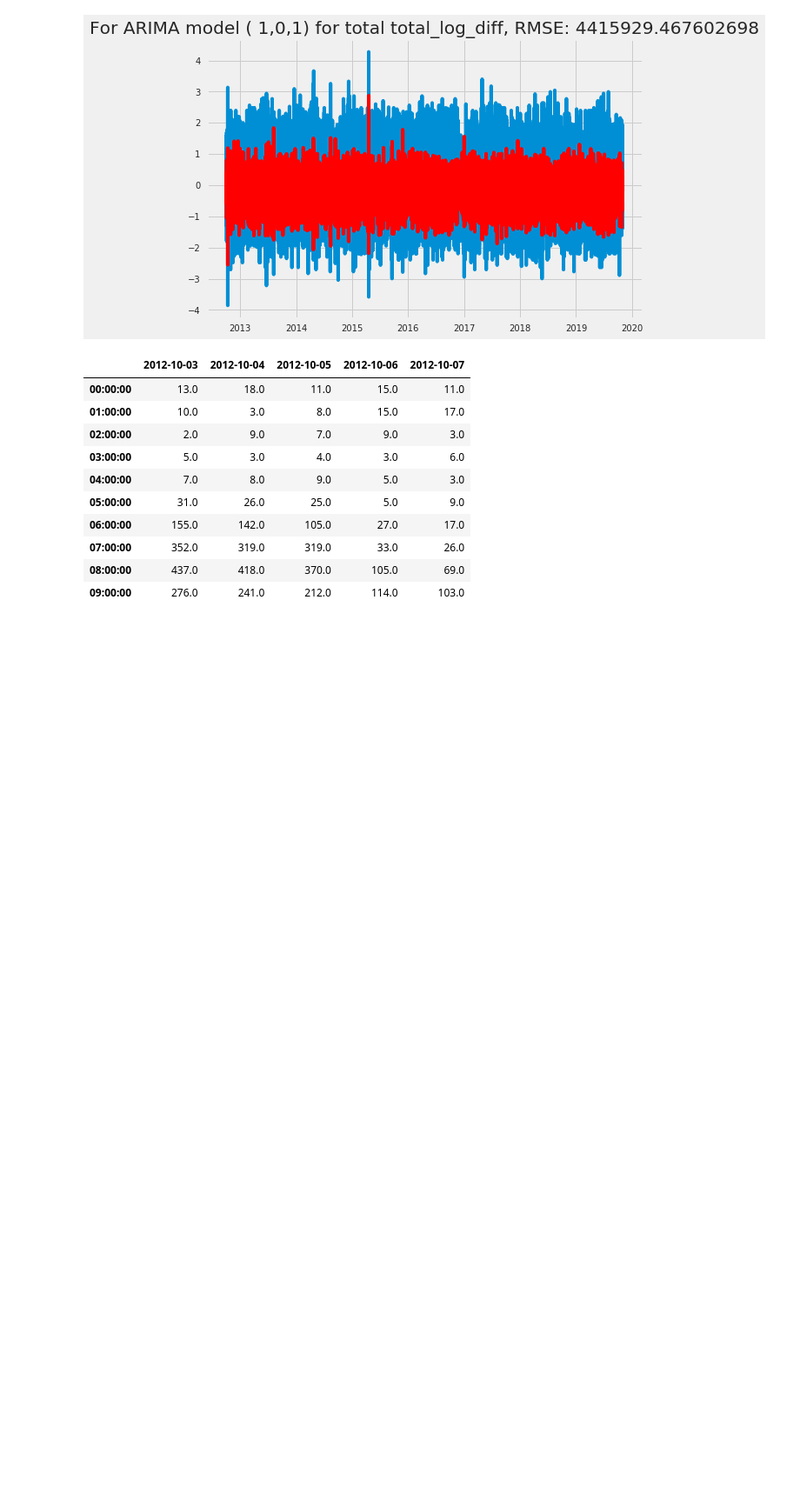
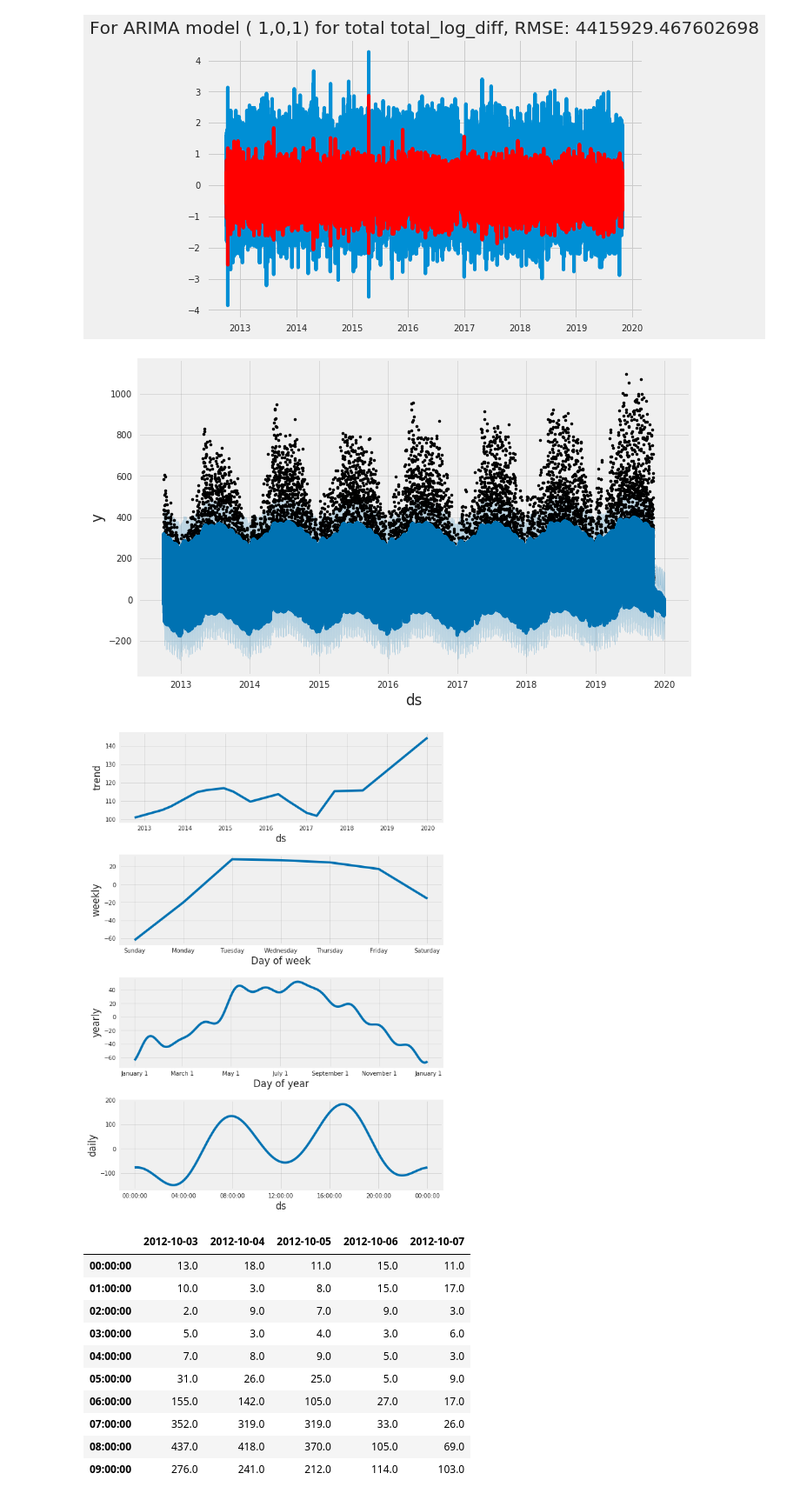
Before and after one commit to MrRutledge/Seattle_Bridge_Data_work_flow, a Jupyter notebook: ArimaModel.ipynb, the cells around one changed output. Shown at 87% size. Drawn from its saved outputs; the diff is of its cells as text; code cells hidden in the pictures; blank space fills up the shorter version.

```diff
--- a/ArimaModel.ipynb
+++ b/ArimaModel.ipynb
@@ -720,9 +722,9 @@ def days_between(d1, d2):
     Calculate the nuber of days between two dates. D1 is start date (inclusive) and d2 is end date (inclusive)
     """
 
-    d1 = datetime.striptime(d1, "%Y-%m-%d")
-    d2 = datetime.striptime(d2, "%Y-%m-%d")
-    return abs((d2 -d1).days + 1)
+    d1 = datetime.datetime.strptime(d1, "%Y-%m-%d")
+    d2 = datetime.datetime.strptime(d2, "%Y-%m-%d")
+    return abs((d2 - d1).days + 1)
 # %%
 #Input for query
 
@@ -733,7 +735,7 @@ start_training_date = '2012-10-03'
 end_training_date = '2019-08-31'
 start_forecasting_date = '2019-09-01'
 end_forecasting_date = '2019-10-31'
-year_to_estimate ='2018
+year_to_estimate ='2019'
 
 #Input for forecasting
 #future_num_points
@@ -752,7 +754,7 @@ n_changepoints = 25
 
 # changepoints_prior_scale: default = 0.05
 # Increasing it will make the trend more flexible
-changepoints_prior_scale = 0.05
+changepoint_prior_scale = 0.05
 
 #changepoints: example = ['2016-01-01']
 changepoints = None
@@ -774,9 +776,21 @@ mcmc_samples = 0
 
 # holiday: defaults = None
 # thanksgiving = pd.DataFrame({
+#    'holiday': 'thanksgiving',
+#    'ds':pd.to_datetime(['2018-11-27', '2015-11-26',
+#                          '2016-12-24', '2017-11-23']),
+#    'lower_window':0,
+#    'upper_windows':4, })
+# christmas = pd.DatetimeFrame({
+#    'holiday': 'christmas',
+#    'ds': pd.to_datetime(['2014-12-25', '2015-12-25',
+#                           '2016-12-25', '2017-12-25']),
+#     'lower_windows': -1,
+#     'upper_windows': 0,})
 #
-#})
+#holidays = pd.concat((thanksgiving, christmas))
 holidays = None
+
 daily_seasonality = True
 # %%
 # get relevant data - note: could also try this with total_log_diff
@@ -786,13 +800,13 @@ data_prophet = data_no_na_transform[['Total']]
 data_prophet = data_prophet.reset_index()
 
 #rename columns
-data_prophet = data_prophet.rename(columns = {'Date':'Date', 'Total':'Total'}) # can try with total_log_diff
+data_prophet = data_prophet.rename(columns = {'Date':'ds', 'Total':'y'}) # can try with total_log_diff
 
 # change 'ds' type from from datetime to date (necessary for FB prophet)
-data_prophet['Date'] = pd.to_datetime(data_prophet['Date'])
+data_prophet['ds'] = pd.to_datetime(data_prophet['ds'])
 
 #change 'y' type to numeric (necessary for fb prophet)
-data_prophet['Total'] = pd.to_numeric(data_prophet['Total'], errors = 'ignore')
+data_prophet['y'] = pd.to_numeric(data_prophet['y'], errors = 'ignore')
 
 #Remove any outliers
 # df.loc
@@ -819,3 +859,18 @@ def creat_daily_forecast(data_no_na, cap,
+# %%
+fcst = creat_daily_forecast(data_prophet,
+                                  #cap,
+                                  holidays, growth,
+                                  n_changepoints,
+                                  changepoints_prior_scale,
+                                  changepoints,
+                                  holidays_prior_scale,
+                                  interval_width,
+                                  mcmc_samples,
+                                  future_num_points,#)
+                                  daily_seasonality)
+# %% [output]
+[figure, added]
+[figure, added]
 # %%
 pivoted = data.pivot_table('Total',index=data.index.time, columns=data.index.date)
 pivoted.iloc[:10,:5]
```
Also changed, not shown: parts of 6 cells of this notebook.
